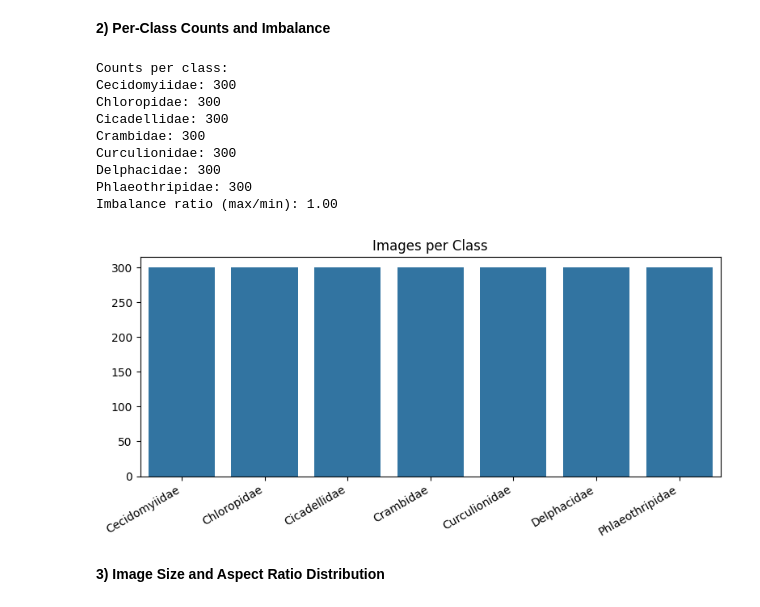
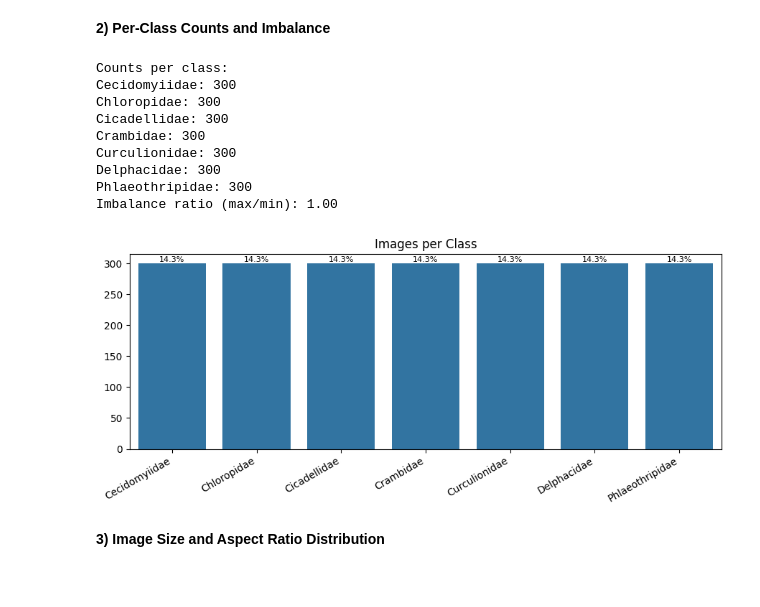
Before and after one commit to sheronfdo/govi-guru-pest-identification, a Jupyter notebook: ml/Pest_Identification_Training.ipynb, the cells around one changed output. Drawn from its saved outputs; the diff is of its cells as text; code cells hidden in the pictures.

```diff
--- a/ml/Pest_Identification_Training.ipynb
+++ b/ml/Pest_Identification_Training.ipynb
@@ -72,31 +72,36 @@ Total images: 2100
 # %%
 counts = Counter(labels)
 counts_per_class = [counts[i] for i in range(len(class_names))]
 min_c = min(counts_per_class)
 max_c = max(counts_per_class)
 imbalance_ratio = max_c / max(1, min_c)
 print('Counts per class:')
 for name, c in zip(class_names, counts_per_class):
     print(f'{name}: {c}')
 print(f'Imbalance ratio (max/min): {imbalance_ratio:.2f}')
 
-plt.figure(figsize=(8, 4))
-sns.barplot(x=class_names, y=counts_per_class)
+# Bar chart with counts and percentages
+total = sum(counts_per_class)
+pct = [c / total * 100 for c in counts_per_class]
+plt.figure(figsize=(9, 4))
+ax = sns.barplot(x=class_names, y=counts_per_class)
 plt.xticks(rotation=30, ha='right')
 plt.title('Images per Class')
+for i, v in enumerate(counts_per_class):
+    ax.text(i, v + max(counts_per_class) * 0.01, f'{pct[i]:.1f}%', ha='center', fontsize=8)
 plt.tight_layout()
 plt.show()
 # %% [output]
 Counts per class:
 Cecidomyiidae: 300
 Chloropidae: 300
 Cicadellidae: 300
 Crambidae: 300
 Curculionidae: 300
 Delphacidae: 300
 Phlaeothripidae: 300
 Imbalance ratio (max/min): 1.00
-[figure, old version]
+[figure, new version]
 # %% [markdown]
 **3) Image Size and Aspect Ratio Distribution**
 # %%
```
Also changed, not shown: parts of 14 cells of this notebook.
